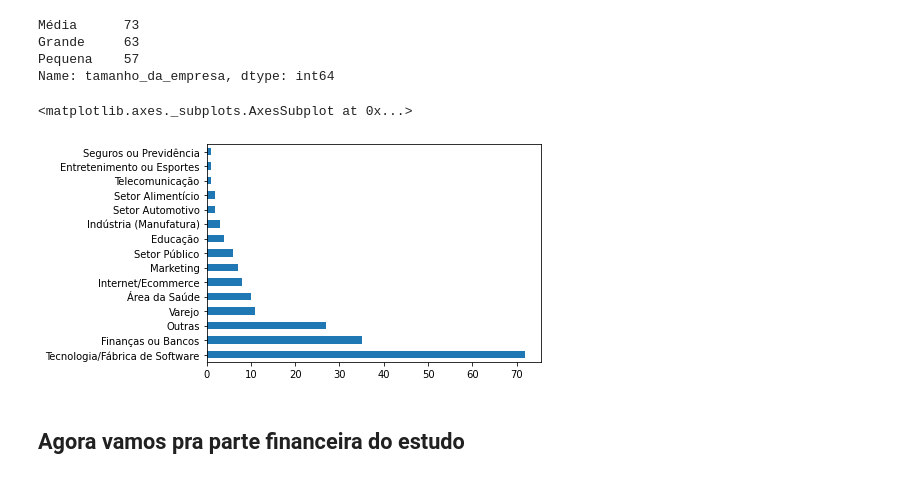
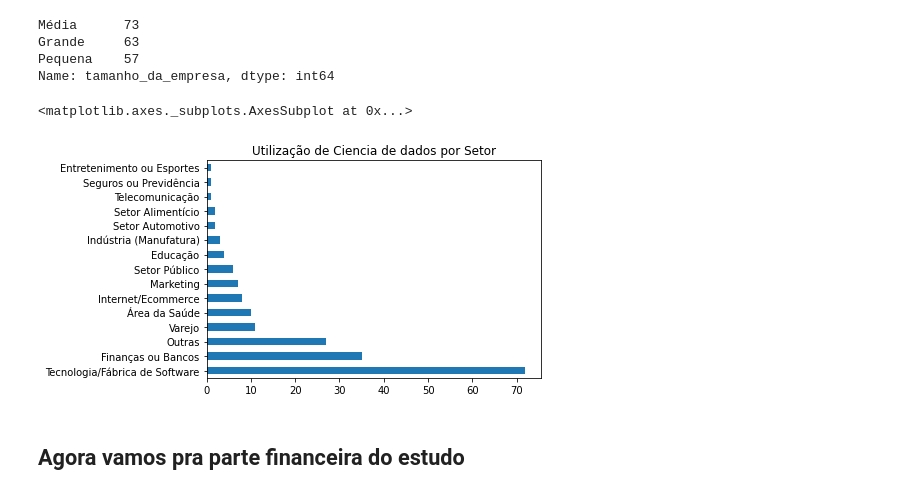
Before and after one commit to victorsponc/cientistas-de-dados-brasil, a Jupyter notebook: Análise_perfil_cientistas_de_dados_Brasil_Victor_Sponchiado.ipynb, the cells around one changed output. Saved outputs shown, nothing was run; the diff lists cells and outputs as text; code cells hidden in the pictures.

```diff
--- a/Análise_perfil_cientistas_de_dados_Brasil_Victor_Sponchiado.ipynb
+++ b/Análise_perfil_cientistas_de_dados_Brasil_Victor_Sponchiado.ipynb
@@ -169,10 +170,10 @@ Name: tamanho_da_empresa, dtype: int64
 # %%
 #Setor de atuação
 dados['setor'] = dados["('D4', 'anonymized_market_sector')"]
-dados['setor'].value_counts().plot(kind = 'barh')
+dados['setor'].value_counts().plot(kind = 'barh', title = 'Utilização de Ciencia de dados por Setor')
 # %% [output]
 <matplotlib.axes._subplots.AxesSubplot at 0x...>
-[figure, old version]
+[figure, new version]
 # %% [markdown]
 ## **Agora vamos pra parte financeira do estudo**
 # %% [markdown]
```
Also changed, not shown: parts of 24 cells of this notebook.
